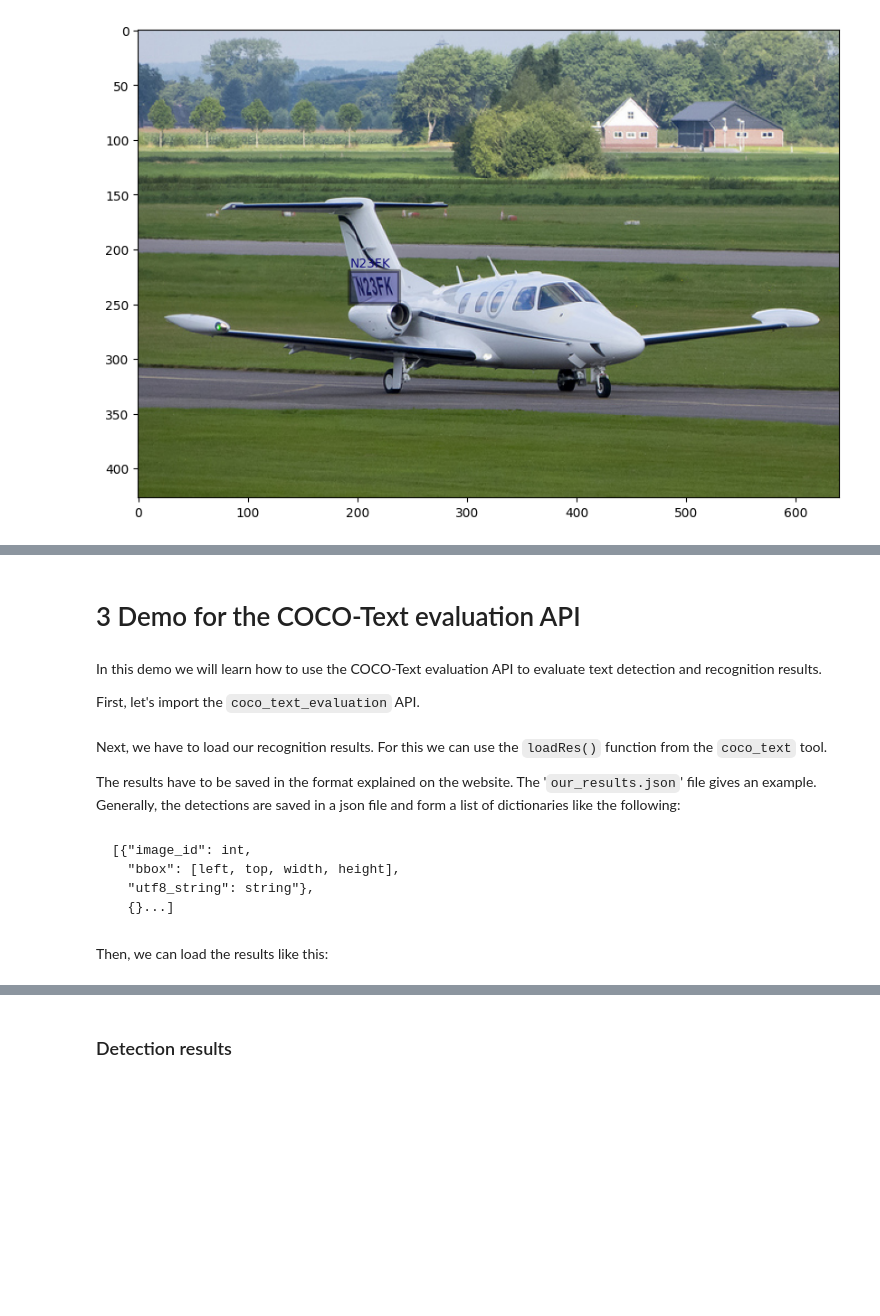
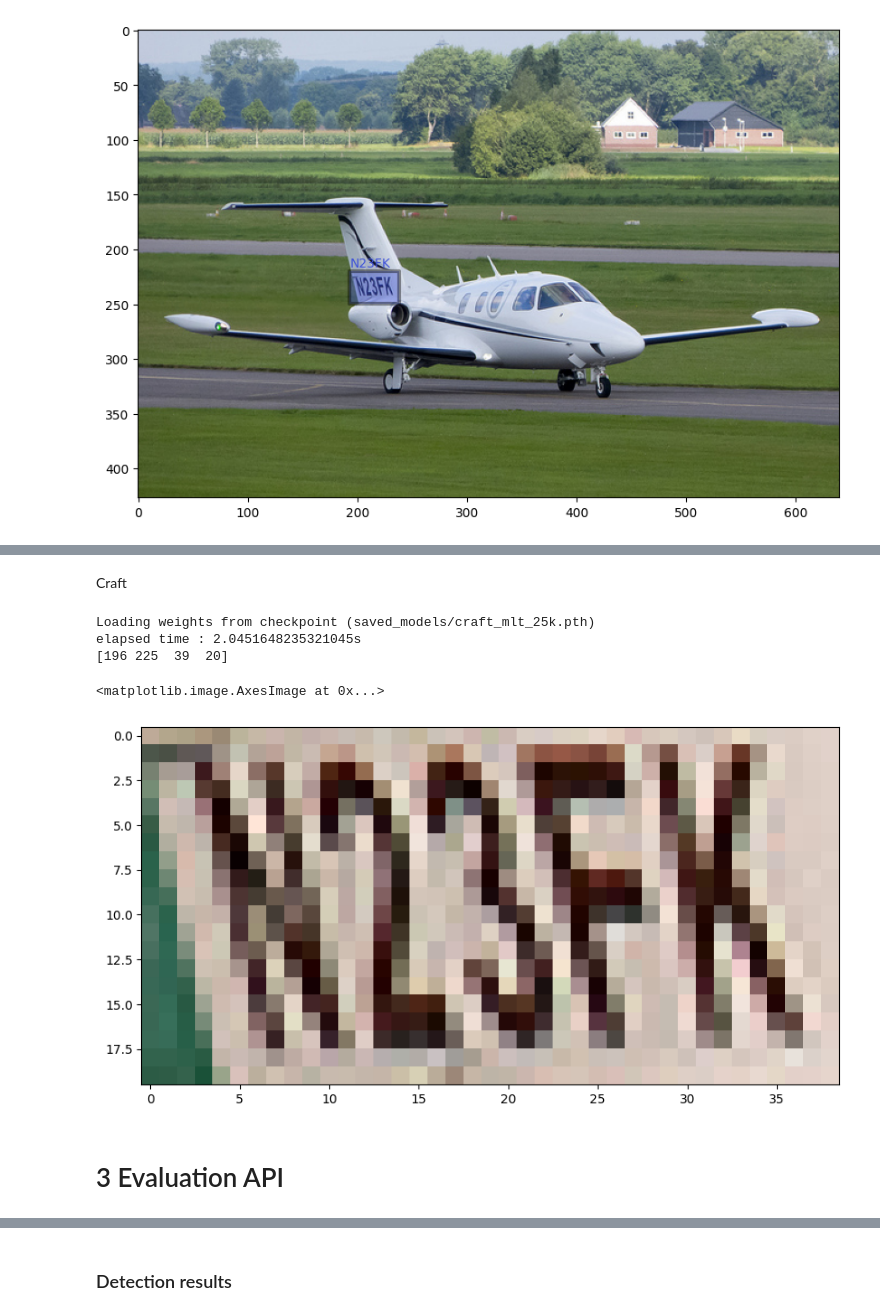
Before and after one commit to czechoa/OCR, a Jupyter notebook: first_ocr.ipynb, the cells around one changed output, grey strips where cells are left out. Drawn from its saved outputs; the diff is of its cells as text; code cells hidden in the pictures; blank space fills up the shorter version.

Commit message:
Add craft dedector from https://github.com/clovaai/CRAFT-pytorch

```diff
--- a/first_ocr.ipynb
+++ b/first_ocr.ipynb
@@ -74,20 +95,19 @@ ct.showAnns(anns)
+# %% [markdown]
+Craft
+# %%
+from utils.detect.craft_main import craft_main
+bboxes = craft_main(image_org.copy(),"saved_models/craft_mlt_25k.pth")
+bbox = bboxes[0]
+print(bbox)
+plt.imshow(image_org[ bbox[1]:bbox[1] + bbox[3],bbox[0]:bbox[0]+bbox[2],:])
+# %% [output]
+Loading weights from checkpoint (saved_models/craft_mlt_25k.pth)
+elapsed time : 2.0451648235321045s
+[196 225  39  20]
+<matplotlib.image.AxesImage at 0x...>
+[figure, added]
 # %% [markdown]
-# 3 Demo for the COCO-Text evaluation API
+# 3 Evaluation API
-# %% [markdown]
-In this demo we will learn how to use the COCO-Text evaluation API to evaluate text detection and recognition results.
-
-First, let's import the `coco_text_evaluation` API.
-# %% [markdown]
-Next, we have to load our recognition results. For this we can use the `loadRes()` function from the `coco_text` tool.
-
-The results have to be saved in the format explained on the website. The '`our_results.json`' file gives an example. Generally, the detections are saved in a json file and form a list of dictionaries like the following:
-# %% [markdown]
-    [{"image_id": int,
-      "bbox": [left, top, width, height],
-      "utf8_string": string"},
-      {}...]
-# %% [markdown]
-Then, we can load the results like this:
 # %%
 from coco_text import coco_evaluation
 our_results = ct.loadRes('our_results_test.json')
```
Also changed, not shown: parts of 28 cells of this notebook, 34 other files.
